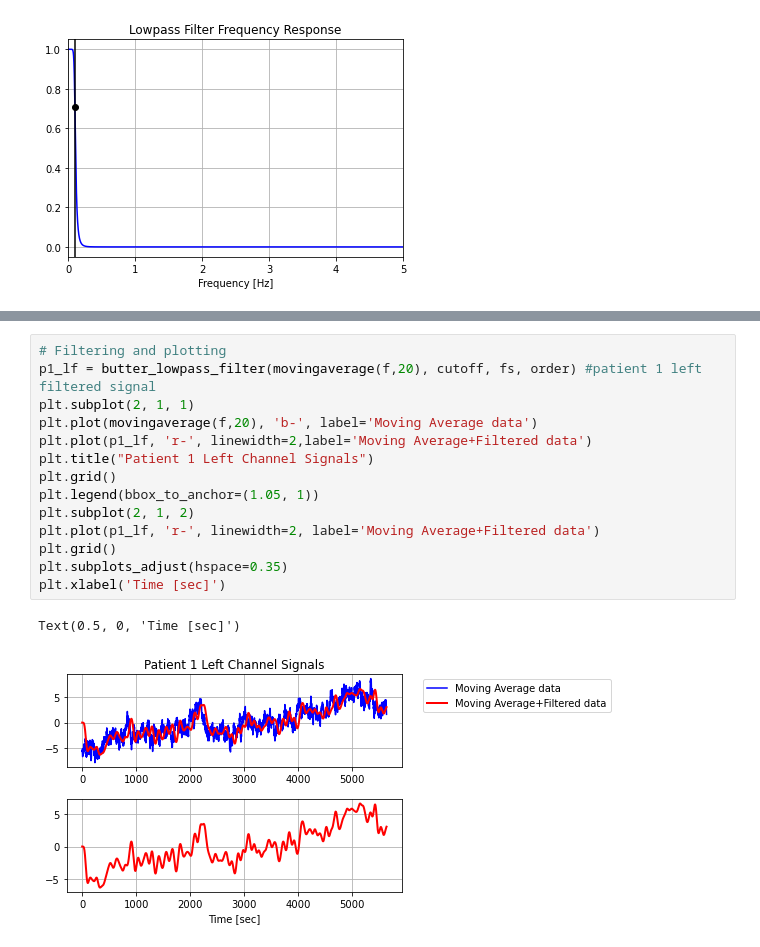
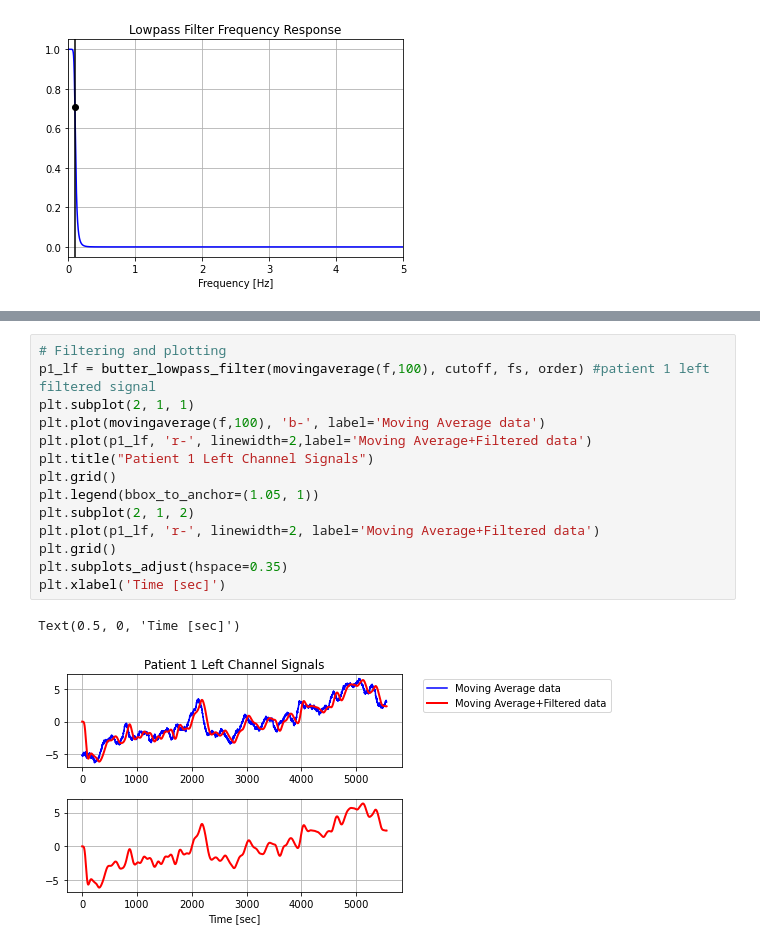
Before and after one commit to 18alia/175-Project, a Jupyter notebook: Project Setup.ipynb, the cells around one changed output, grey strips where cells are left out. Saved outputs shown, nothing was run; the diff lists cells and outputs as text.

```diff
--- a/Project Setup.ipynb
+++ b/Project Setup.ipynb
@@ -179,17 +146,17 @@ plt.subplots_adjust(hspace=0.35)
 # %%
 # Filtering and plotting
-p1_lf = butter_lowpass_filter(movingaverage(f,20), cutoff, fs, order) #patient 1 left filtered signal
+p1_lf = butter_lowpass_filter(movingaverage(f,100), cutoff, fs, order) #patient 1 left filtered signal
 plt.subplot(2, 1, 1)
-plt.plot(movingaverage(f,20), 'b-', label='Moving Average data')
+plt.plot(movingaverage(f,100), 'b-', label='Moving Average data')
 plt.plot(p1_lf, 'r-', linewidth=2,label='Moving Average+Filtered data')
 plt.title("Patient 1 Left Channel Signals")
 plt.grid()
 plt.legend(bbox_to_anchor=(1.05, 1))
 plt.subplot(2, 1, 2)
 plt.plot(p1_lf, 'r-', linewidth=2, label='Moving Average+Filtered data')
 plt.grid()
 plt.subplots_adjust(hspace=0.35)
 plt.xlabel('Time [sec]')
 # %% [output]
 Text(0.5, 0, 'Time [sec]')
-[figure, old version]
+[figure, new version]
```
Also changed, not shown: parts of 22 cells of this notebook.
